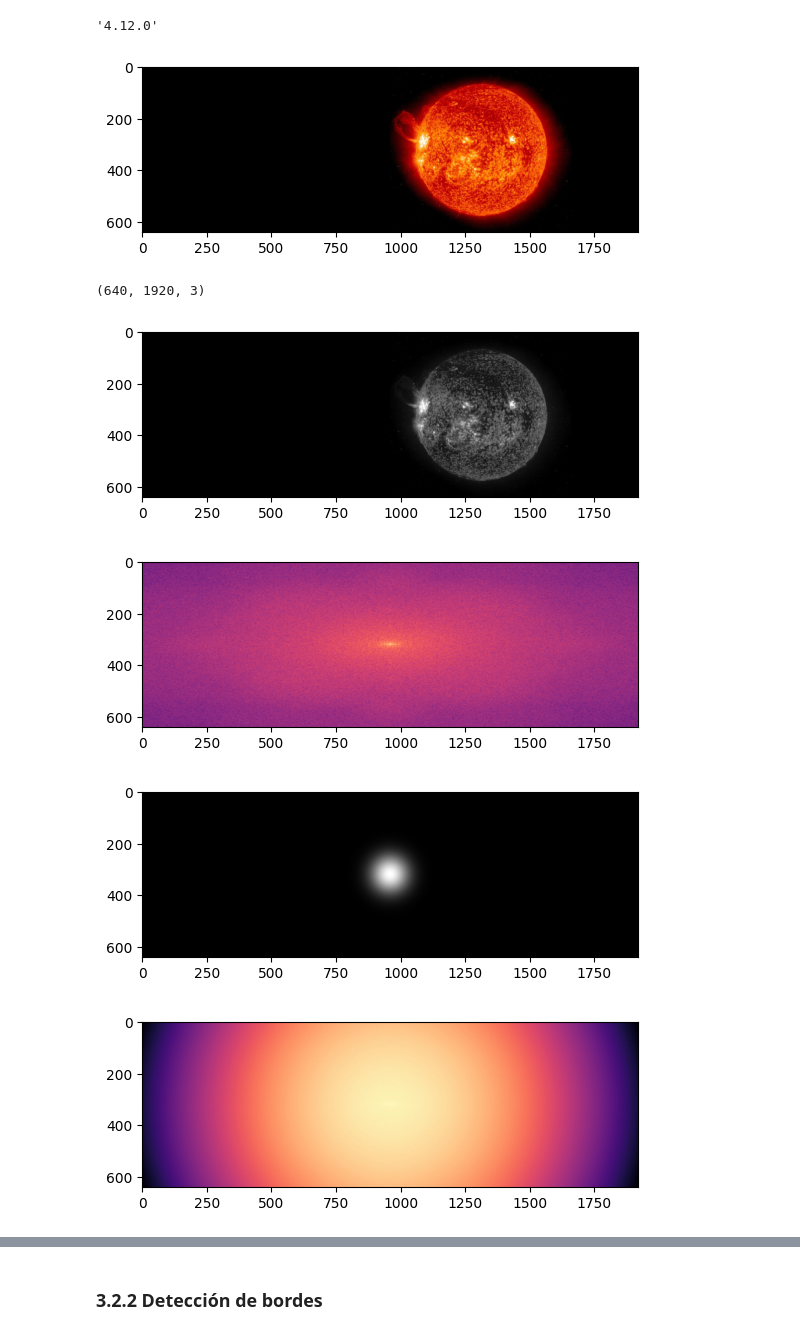
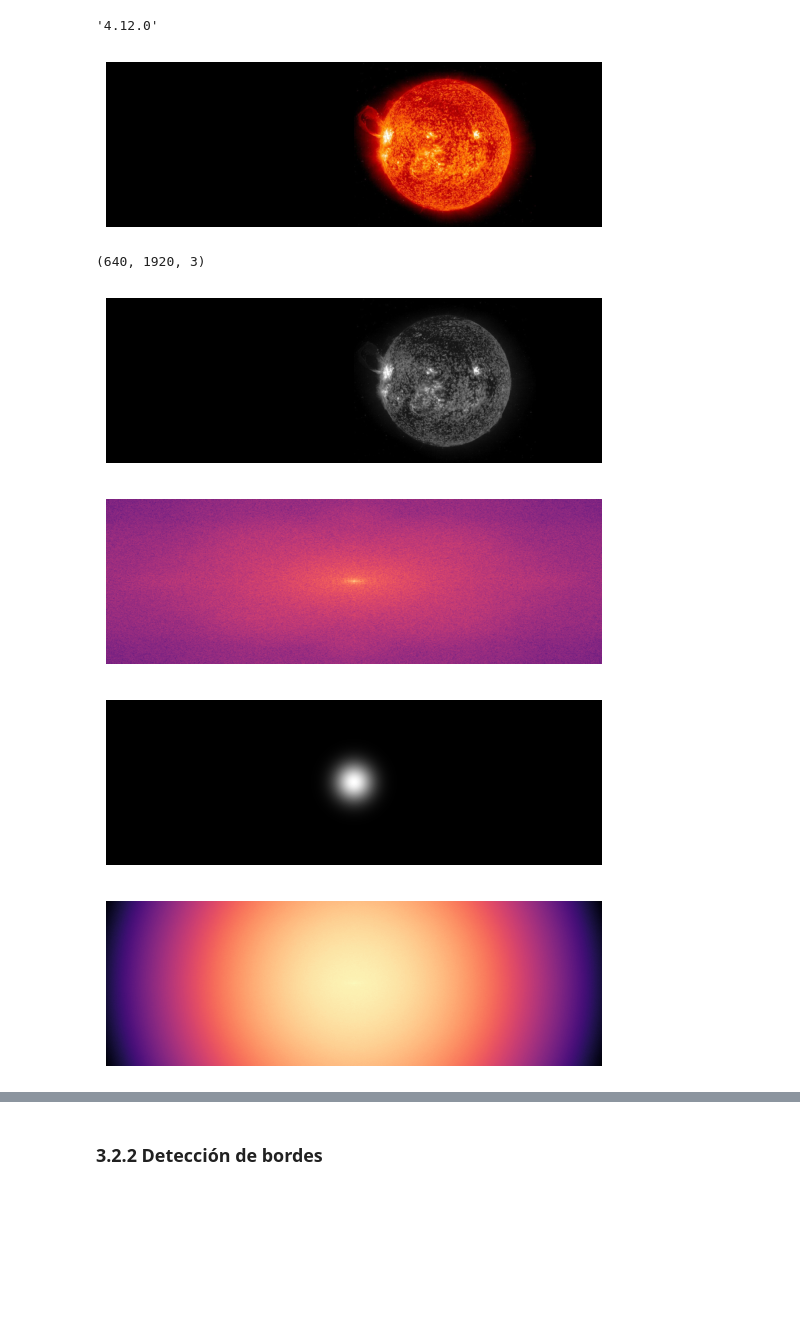
Before and after one commit to PabloKevin/DSP_LabII_Filtrado_Signals_ndims, a Jupyter notebook: Tratamiento_Imagenes.ipynb, the cells around one changed output, grey strips where cells are left out. Drawn from its saved outputs; the diff is of its cells as text; code cells hidden in the pictures; blank space fills up the shorter version.

```diff
--- a/Tratamiento_Imagenes.ipynb
+++ b/Tratamiento_Imagenes.ipynb
@@ -22,12 +22,13 @@ cv2.__version__
 # %%
 img = cv2.imread("images/sun.jpg", 1)
 img = cv2.cvtColor(img, cv2.COLOR_BGR2RGB)
 
 plt.imshow(img,cmap='gray')
+plt.axis('off')
 plt.show()
 print(np.shape(img))
 # %% [output]
-[figure, old version]
+[figure, new version]
 (640, 1920, 3)
 # %%
 def rgb2gray(rgb):
@@ -36,17 +37,19 @@ def rgb2gray(rgb):
 gray_img = rgb2gray(cv2.imread("images/sun.jpg",1))
 
 plt.imshow(gray_img,cmap='gray')
+plt.axis('off')
 plt.show()
 # %% [output]
-[figure, old version]
+[figure, new version]
 # %%
 IMG = np.fft.fft2(gray_img)
 IMG = np.fft.fftshift(IMG)
 magnitude_spectrum = 20*np.log(np.abs(IMG))
 plt.imshow(magnitude_spectrum, cmap = 'magma')
+plt.axis('off')
 plt.show()
 # %% [output]
-[figure, old version]
+[figure, new version]
 # %%
 sigma_x, sigma_y = 50, 50 # 26, 26
 (ncols, nrows) = np.shape(gray_img)
@@ -56,15 +59,17 @@ y = np.linspace(0, ncols, ncols)
 X, Y = np.meshgrid(x, y)
 gaussian_mask = np.exp(-((X-c_x)**2 + (Y-c_y)**2)/(2*sigma_x**2)) / (2*np.pi*sigma_x**2)
 plt.imshow(gaussian_mask, cmap = 'gray')
+plt.axis('off')
 plt.show()
 # %% [output]
-[figure, old version]
+[figure, new version]
 # %%
 filtered_IMG = IMG * gaussian_mask
 plt.imshow(20*np.log(np.abs(filtered_IMG)), cmap = 'magma')
+plt.axis('off')
 plt.show()
 # %% [output]
-[figure, old version]
+[figure, new version]
 # %%
 ifft_img = np.fft.ifft2(filtered_IMG)
 plt.imshow(np.abs(ifft_img), cmap = 'gray')
```
Also changed, not shown: parts of 14 cells of this notebook, 2 other files.
